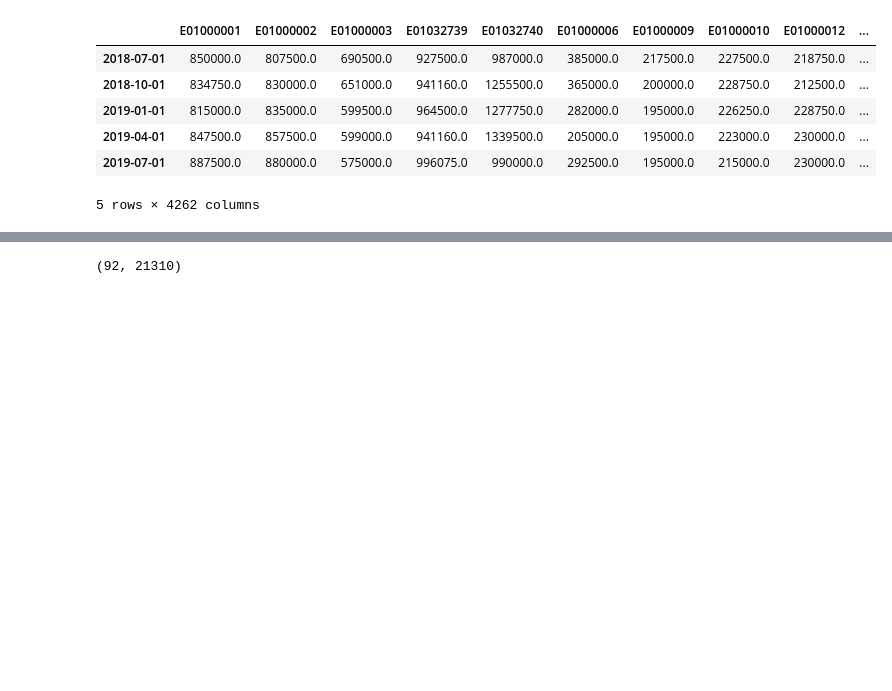
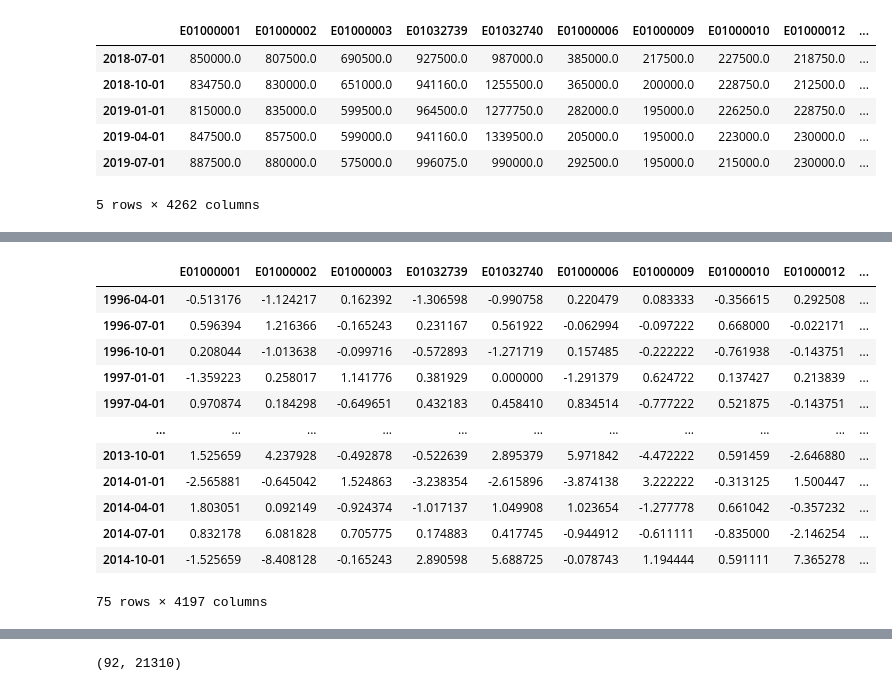
Before and after one commit to franchiven/london_housing, a Jupyter notebook: time series keras.ipynb, the cells around one changed output, grey strips where cells are left out. Saved outputs shown, nothing was run; the diff lists cells and outputs as text; code cells hidden in the pictures; blank space fills up the shorter version.

```diff
--- a/time series keras.ipynb
+++ b/time series keras.ipynb
@@ -386,0 +564,2 @@ df_med_int.tail()
+# %%
+df_med_int_diff = df_med_int_differenced_2.iloc[:, diff_columns]
@@ -387,6 +769,6 @@ df_med_int.tail()
 # %%
-train_size = int(len(df_med_int) * 0.9)
-test_size = len(df_med_int) - train_size
-train, test = df_med_int.iloc[0:train_size], df_med_int.iloc[train_size:len(df_med_int)]
+train_size = int(len(df_med_int_diff) * 0.8)
+test_size = len(df_med_int_diff) - train_size
+train, test = df_med_int_diff.iloc[0:train_size], df_med_int_diff.iloc[train_size:len(df_med_int_diff)]
 print(len(train), len(test))
 # %% [output]
@@ -394,3 +776,6 @@ print(len(train), len(test))
 # %%
 from sklearn.preprocessing import RobustScaler
+# %%
+train_inv = train
+test_inv = test
 # %%
@@ -420,0 +813,16 @@ See the caveats in the documentation: https://pandas.pydata.org/pandas-docs/stab
+# %%
+train_inv
+# %% [output]
+|  | E01000001 | E01000002 | E01000003 | E01032739 | E01032740 | E01000006 | E01000009 | E01000010 | E01000012 | ... |
+| 1996-04-01 | -0.513176 | -1.124217 | 0.162392 | -1.306598 | -0.990758 | 0.220479 | 0.083333 | -0.356615 | 0.292508 | ... |
+| 1996-07-01 | 0.596394 | 1.216366 | -0.165243 | 0.231167 | 0.561922 | -0.062994 | -0.097222 | 0.668000 | -0.022171 | ... |
+| 1996-10-01 | 0.208044 | -1.013638 | -0.099716 | -0.572893 | -1.271719 | 0.157485 | -0.222222 | -0.761938 | -0.143751 | ... |
+| 1997-01-01 | -1.359223 | 0.258017 | 1.141776 | 0.381929 | 0.000000 | -1.291379 | 0.624722 | 0.137427 | 0.213839 | ... |
+| 1997-04-01 | 0.970874 | 0.184298 | -0.649651 | 0.432183 | 0.458410 | 0.834514 | -0.777222 | 0.521875 | -0.143751 | ... |
+| ... | ... | ... | ... | ... | ... | ... | ... | ... | ... | ... |
+| 2013-10-01 | 1.525659 | 4.237928 | -0.492878 | -0.522639 | 2.895379 | 5.971842 | -4.472222 | 0.591459 | -2.646880 | ... |
+| 2014-01-01 | -2.565881 | -0.645042 | 1.524863 | -3.238354 | -2.615896 | -3.874138 | 3.222222 | -0.313125 | 1.500447 | ... |
+| 2014-04-01 | 1.803051 | 0.092149 | -0.924374 | -1.017137 | 1.049908 | 1.023654 | -1.277778 | 0.661042 | -0.357232 | ... |
+| 2014-07-01 | 0.832178 | 6.081828 | 0.705775 | 0.174883 | 0.417745 | -0.944912 | -0.611111 | -0.835000 | -2.146254 | ... |
+| 2014-10-01 | -1.525659 | -8.408128 | -0.165243 | 2.890598 | 5.688725 | -0.078743 | 1.194444 | 0.591111 | 7.365278 | ... |
+75 rows × 4197 columns
```
Also changed, not shown: parts of 75 cells of this notebook, 1 other file.
